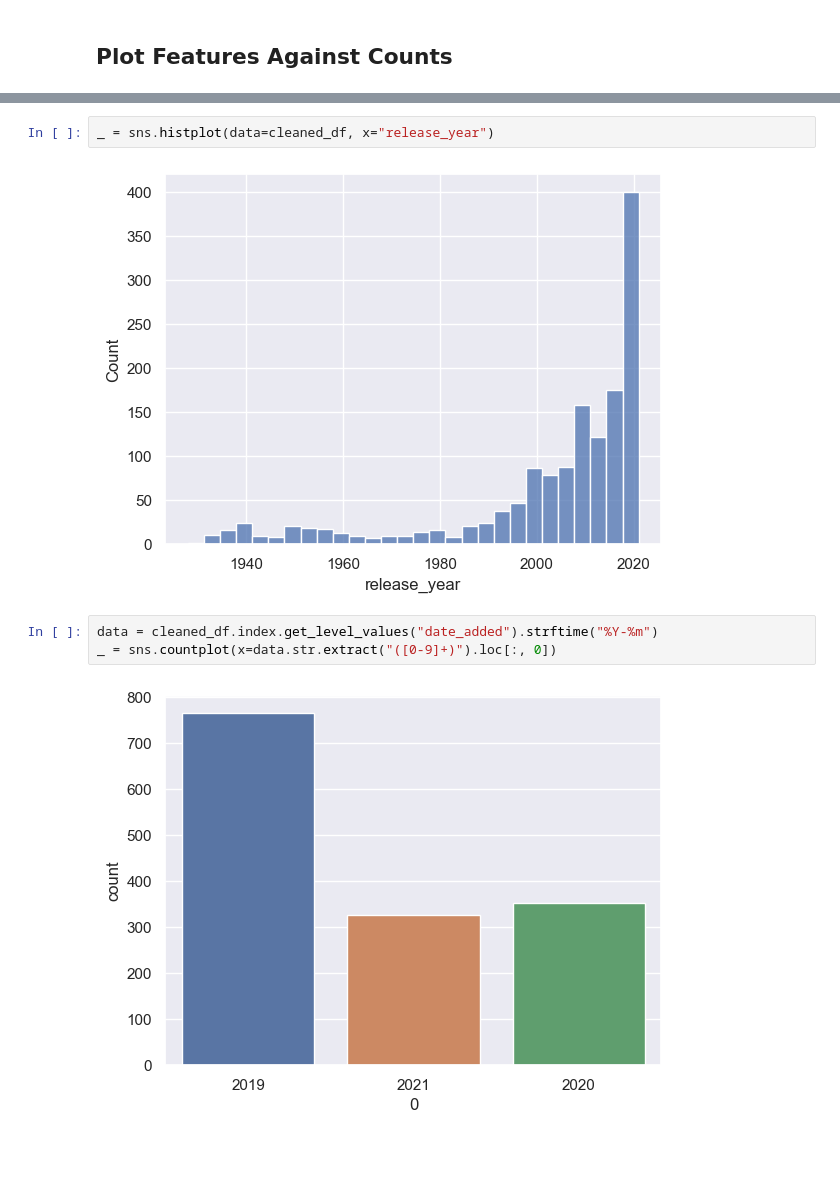
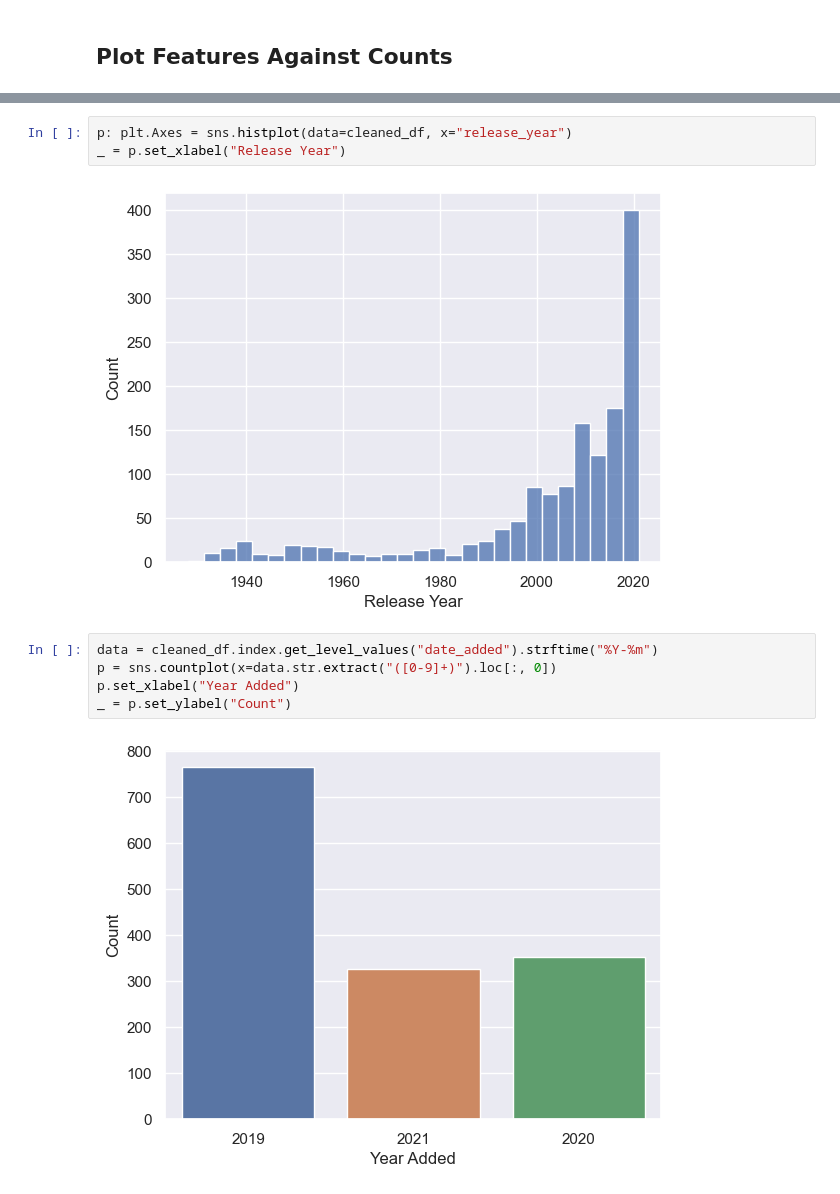
Before and after one commit to dvnatanael/data5006-data-analysis, a Jupyter notebook: Tiny_Data_Analysis_Disney+.ipynb, the cells around one changed output, grey strips where cells are left out. Cells and saved outputs as stored; diff of their text form; blank space fills up the shorter version.

Commit message:
feat: change plots labels

```diff
--- a/Tiny_Data_Analysis_Disney+.ipynb
+++ b/Tiny_Data_Analysis_Disney+.ipynb
@@ -164,12 +164,15 @@ _ = plt.pie(
 # %%
-_ = sns.histplot(data=cleaned_df, x="release_year")
+p: plt.Axes = sns.histplot(data=cleaned_df, x="release_year")
+_ = p.set_xlabel("Release Year")
 # %% [output]
-[figure, old version]
+[figure, new version]
 # %%
 data = cleaned_df.index.get_level_values("date_added").strftime("%Y-%m")
-_ = sns.countplot(x=data.str.extract("([0-9]+)").loc[:, 0])
+p = sns.countplot(x=data.str.extract("([0-9]+)").loc[:, 0])
+p.set_xlabel("Year Added")
+_ = p.set_ylabel("Count")
 # %% [output]
-[figure, old version]
+[figure, new version]
 # %%
 p: plt.Axes = sns.countplot(x=data)
 
```
Also changed, not shown: parts of 3 cells of this notebook.
